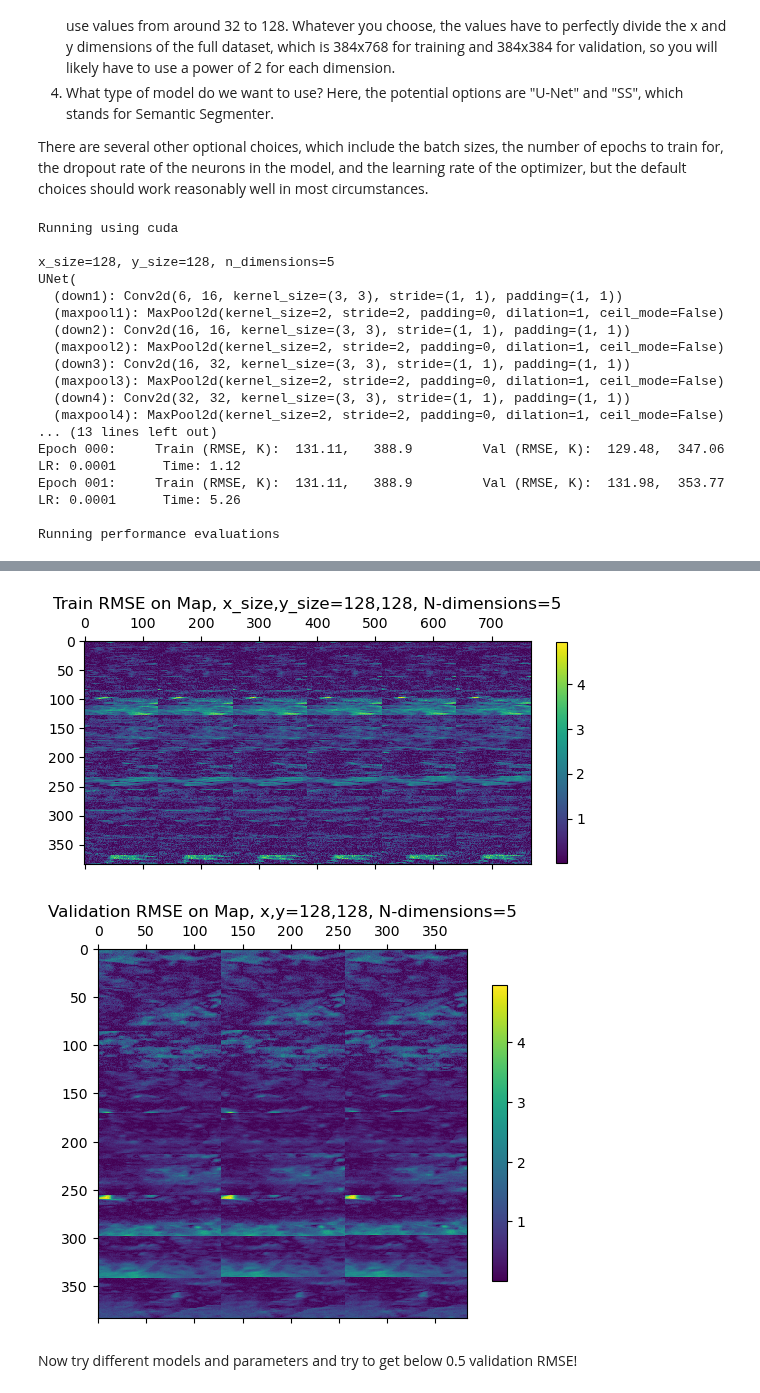
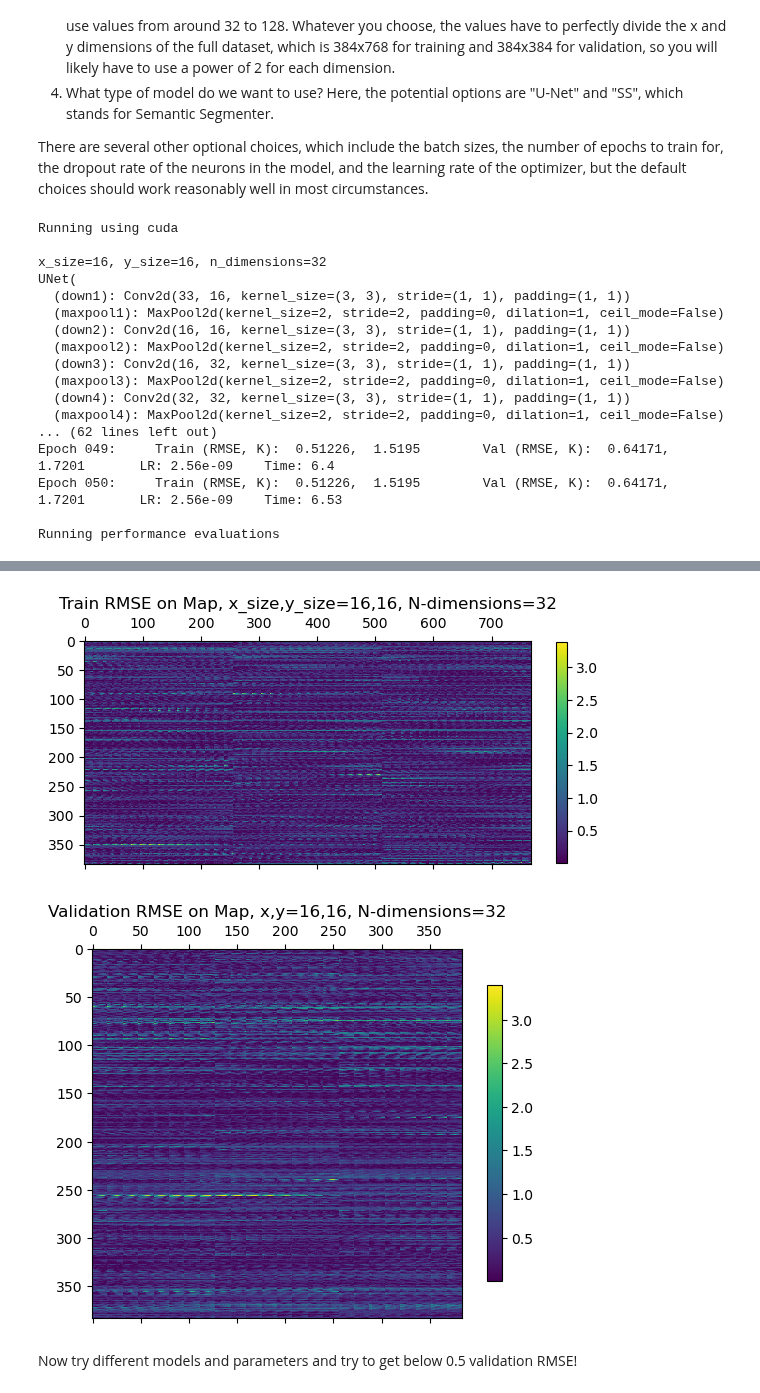
Before and after one commit to DannyCollinson/EMIT-ECOSTRESS, a Jupyter notebook: modeling/CNN.ipynb, the cells around one changed output, grey strips where cells are left out. Cells and saved outputs as stored; diff of their text form; code cells hidden in the pictures.

```diff
--- a/modeling/CNN.ipynb
+++ b/modeling/CNN.ipynb
@@ -18,28 +18,20 @@ We have to make at least four choices when we set up each problem.
 
 There are several other optional choices, which include the batch sizes, the number of epochs to train for, the dropout rate of the neurons in the model, and the learning rate of the optimizer, but the default choices should work reasonably well in most circumstances.
 # %%
-# import utils.run_cnn
-# import models.DannyCNN
-# import utils.eval
-# import importlib
-# importlib.reload(utils.run_cnn)
-# importlib.reload(models.DannyCNN)
-# importlib.reload(utils.eval)
-
 # specify these!
-input_type = 'PCA'
-n_dimensions = 5
-x_size = 128
-y_size = 128
+input_type = 'AE'
+n_dimensions = 32
+x_size = 16
+y_size = 16
 model_type = 'U-Net'
 
 # optional parameters
 settings = {
     'train_batch_size': 256,
     'val_batch_size': 1024,
-    'n_epochs': 1,
+    'n_epochs': 50,
     'dropout_rate': 0.0,
-    'learning_rate': 0.0001,
+    'learning_rate': 0.001,
 }
 
 # this runs the training!
@@ -61,9 +53,9 @@ train_loss, val_loss, stats, train_loss_array, val_loss_array = (
 # %% [output]
 Running using cuda
 
-x_size=128, y_size=128, n_dimensions=5
+x_size=16, y_size=16, n_dimensions=32
 UNet(
-  (down1): Conv2d(6, 16, kernel_size=(3, 3), stride=(1, 1), padding=(1, 1))
+  (down1): Conv2d(33, 16, kernel_size=(3, 3), stride=(1, 1), padding=(1, 1))
   (maxpool1): MaxPool2d(kernel_size=2, stride=2, padding=0, dilation=1, ceil_mode=False)
   (down2): Conv2d(16, 16, kernel_size=(3, 3), stride=(1, 1), padding=(1, 1))
   (maxpool2): MaxPool2d(kernel_size=2, stride=2, padding=0, dilation=1, ceil_mode=False)
@@ -71,8 +63,8 @@ UNet(
   (maxpool3): MaxPool2d(kernel_size=2, stride=2, padding=0, dilation=1, ceil_mode=False)
   (down4): Conv2d(32, 32, kernel_size=(3, 3), stride=(1, 1), padding=(1, 1))
   (maxpool4): MaxPool2d(kernel_size=2, stride=2, padding=0, dilation=1, ceil_mode=False)
-... (13 lines left out)
-Epoch 000:     Train (RMSE, K):  131.11,   388.9         Val (RMSE, K):  129.48,  347.06        LR: 0.0001      Time: 1.12
-Epoch 001:     Train (RMSE, K):  131.11,   388.9         Val (RMSE, K):  131.98,  353.77        LR: 0.0001      Time: 5.26
+... (62 lines left out)
+Epoch 049:     Train (RMSE, K):  0.51226,  1.5195        Val (RMSE, K):  0.64171,  1.7201       LR: 2.56e-09    Time: 6.4
+Epoch 050:     Train (RMSE, K):  0.51226,  1.5195        Val (RMSE, K):  0.64171,  1.7201       LR: 2.56e-09    Time: 6.53
 
 Running performance evaluations
@@ -80,4 +72,4 @@ Running performance evaluations
-[figure, old version]
+[figure, new version]
-[figure, old version]
+[figure, new version]
 # %% [markdown]
 Now try different models and parameters and try to get below 0.5 validation RMSE!
```
Also changed, not shown: parts of 1 cell of this notebook, 6 other files.
